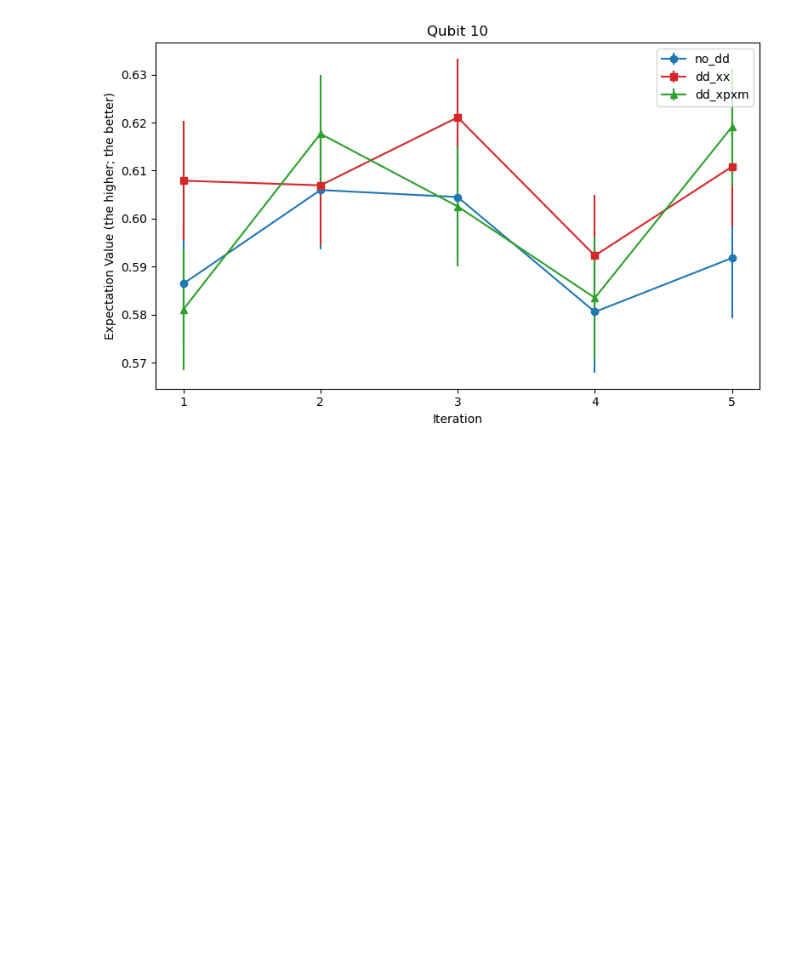
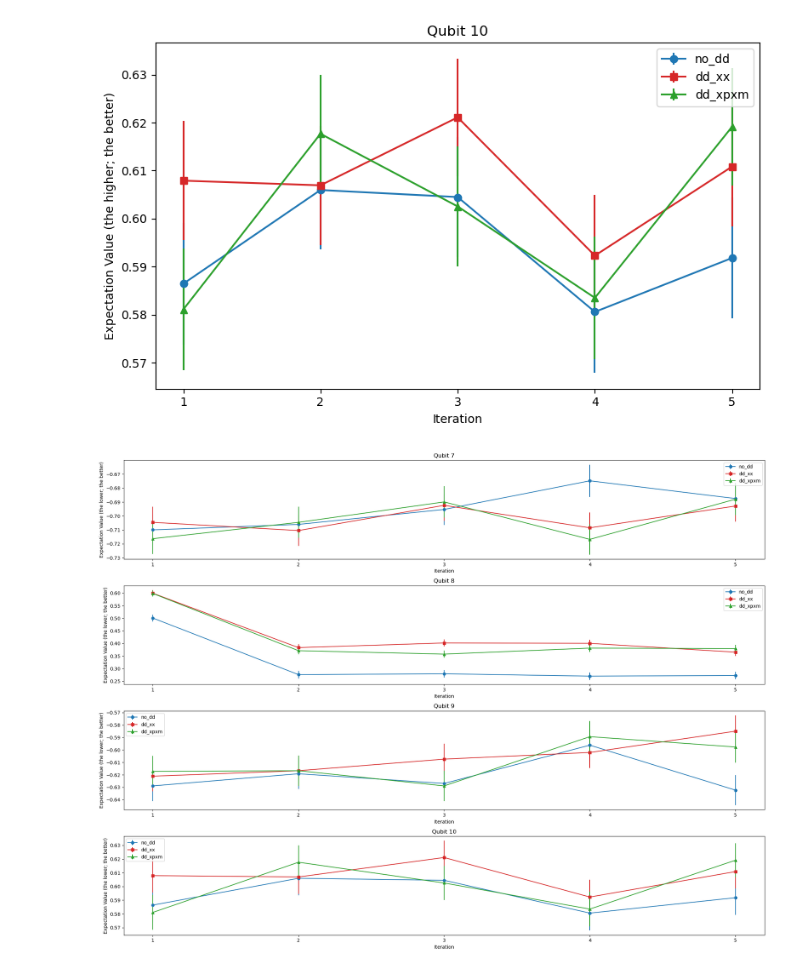
Before and after one commit to recursion2612/adaptive_error_mitigation, a Jupyter notebook: qamp-25/marrakesh_dd_experiments/qpu_estimator_and_analysis.ipynb, the cells around one changed output. Drawn from its saved outputs; the diff is of its cells as text; code cells hidden in the pictures; blank space fills up the shorter version.

```diff
--- a/qamp-25/marrakesh_dd_experiments/qpu_estimator_and_analysis.ipynb
+++ b/qamp-25/marrakesh_dd_experiments/qpu_estimator_and_analysis.ipynb
@@ -785,3 +785,75 @@ plt.tight_layout()
 plt.show()
 # %% [output]
 [figure]
+# %%
+import numpy as np
+import matplotlib.pyplot as plt
+
+qubit = 7
+# --- single qubit example (qubit 7) ---
+iterations = np.arange(1, 5 + 1)
+
+fig, ax = plt.subplots(nrows=4, figsize=(20, 15))
+ax[0].set_title(f"Qubit {qubit}")
+ax[0].set_xticks(iterations)
+ax[0].set_xlabel("Iteration")
+ax[0].set_ylabel("Expectation Value (the lower; the better)")
+
+ax[0].errorbar(iterations, qubit_7["no_dd_evs"], yerr=qubit_7["no_dd_std"], fmt='o-', color='#1f77b4', label='no_dd')
+ax[0].errorbar(iterations, qubit_7["dd_xx_evs"], yerr=qubit_7["dd_xx_std"], fmt='s-', color='#d62728', label='dd_xx')
+ax[0].errorbar(iterations, qubit_7["dd_xpxm_evs"], yerr=qubit_7["dd_xpxm_std"], fmt='^-', color='#2ca02c', label='dd_xpxm')
+ax[0].legend()
+
+
+qubit = 8
+# --- single qubit example (qubit 8) ---
+iterations = np.arange(1, 5 + 1)
+
+
+ax[1].set_title(f"Qubit {qubit}")
+ax[1].set_xticks(iterations)
+ax[1].set_xlabel("Iteration")
+ax[1].set_ylabel("Expectation Value (the lower; the better)")
+
+ax[1].errorbar(iterations, qubit_8["no_dd_evs"], yerr=qubit_8["no_dd_std"], fmt='o-', color='#1f77b4', label='no_dd')
+ax[1].errorbar(iterations, qubit_8["dd_xx_evs"], yerr=qubit_8["dd_xx_std"], fmt='s-', color='#d62728', label='dd_xx')
+ax[1].errorbar(iterations, qubit_8["dd_xpxm_evs"], yerr=qubit_8["dd_xpxm_std"], fmt='^-', color='#2ca02c', label='dd_xpxm')
+ax[1].legend()
+
+
+
+qubit = 9
+# --- single qubit example (qubit 9) ---
+iterations = np.arange(1, 5 + 1)
+
+
+ax[2].set_title(f"Qubit {qubit}")
+ax[2].set_xticks(iterations)
+ax[2].set_xlabel("Iteration")
+ax[2].set_ylabel("Expectation Value (the lower; the better)")
+
+ax[2].errorbar(iterations, qubit_9["no_dd_evs"], yerr=qubit_9["no_dd_std"], fmt='o-', color='#1f77b4', label='no_dd')
+ax[2].errorbar(iterations, qubit_9["dd_xx_evs"], yerr=qubit_9["dd_xx_std"], fmt='s-', color='#d62728', label='dd_xx')
+ax[2].errorbar(iterations, qubit_9["dd_xpxm_evs"], yerr=qubit_9["dd_xpxm_std"], fmt='^-', color='#2ca02c', label='dd_xpxm')
+ax[2].legend()
+
+
+qubit = 10
+# --- single qubit example (qubit 10) ---
+iterations = np.arange(1, 5 + 1)
+
+
+ax[3].set_title(f"Qubit {qubit}")
+ax[3].set_xticks(iterations)
+ax[3].set_xlabel("Iteration")
+ax[3].set_ylabel("Expectation Value (the lower; the better)")
+
+ax[3].errorbar(iterations, qubit_10["no_dd_evs"], yerr=qubit_10["no_dd_std"], fmt='o-', color='#1f77b4', label='no_dd')
+ax[3].errorbar(iterations, qubit_10["dd_xx_evs"], yerr=qubit_10["dd_xx_std"], fmt='s-', color='#d62728', label='dd_xx')
+ax[3].errorbar(iterations, qubit_10["dd_xpxm_evs"], yerr=qubit_10["dd_xpxm_std"], fmt='^-', color='#2ca02c', label='dd_xpxm')
+ax[3].legend()
+
+plt.tight_layout()
+plt.savefig("Marrakesh_DD_Echo_estimator.png")
+# %% [output]
+[figure, added]
```
Also changed, not shown: parts of 1 cell of this notebook, 17 other files.
